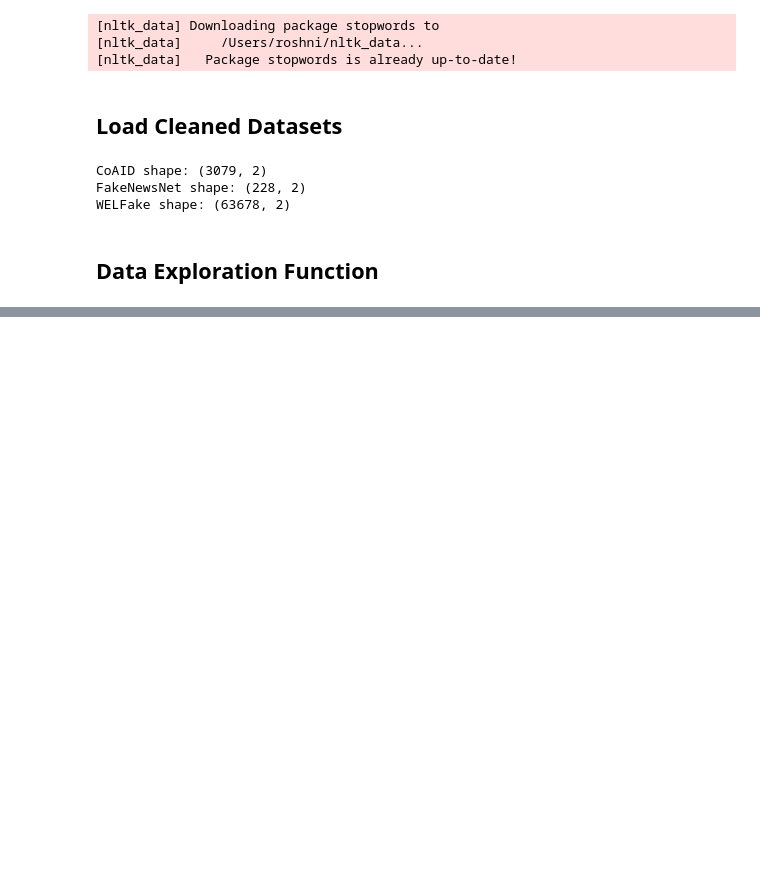
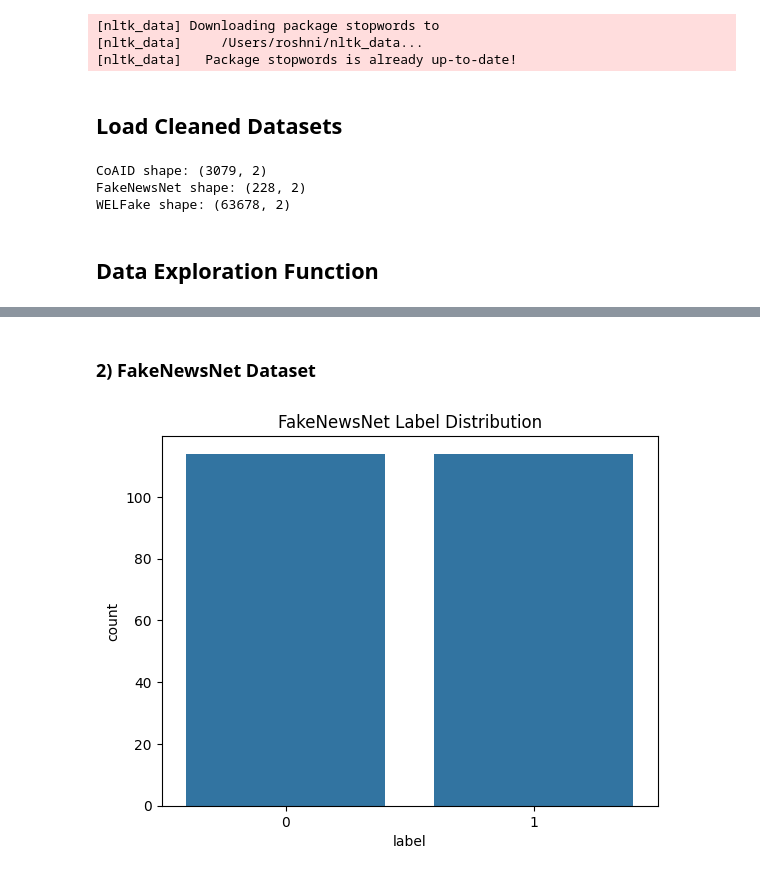
Before and after one commit to sharmaroshni956/owml_project, a Jupyter notebook: notebooks/data_exploration.ipynb, the cells around one changed output, grey strips where cells are left out. Cells and saved outputs as stored; diff of their text form; code cells hidden in the pictures; blank space fills up the shorter version.

```diff
--- a/notebooks/data_exploration.ipynb
+++ b/notebooks/data_exploration.ipynb
@@ -81,0 +113,10 @@ def plot_wordcloud(text, title):                # Word cloud
+# %% [markdown]
+### 2) FakeNewsNet Dataset
+# %%
+sns.countplot(x='label', data=FakeNewsNet)
+plt.title("FakeNewsNet Label Distribution")
+plt.show()
+
+FakeNewsNet['text_length'] = FakeNewsNet['text'].apply(len)         # Calculating length of each news text for FakeNewsNet dataset
+# %% [output]
+[figure, added]
```
Also changed, not shown: parts of 16 cells of this notebook, 4 other files.
